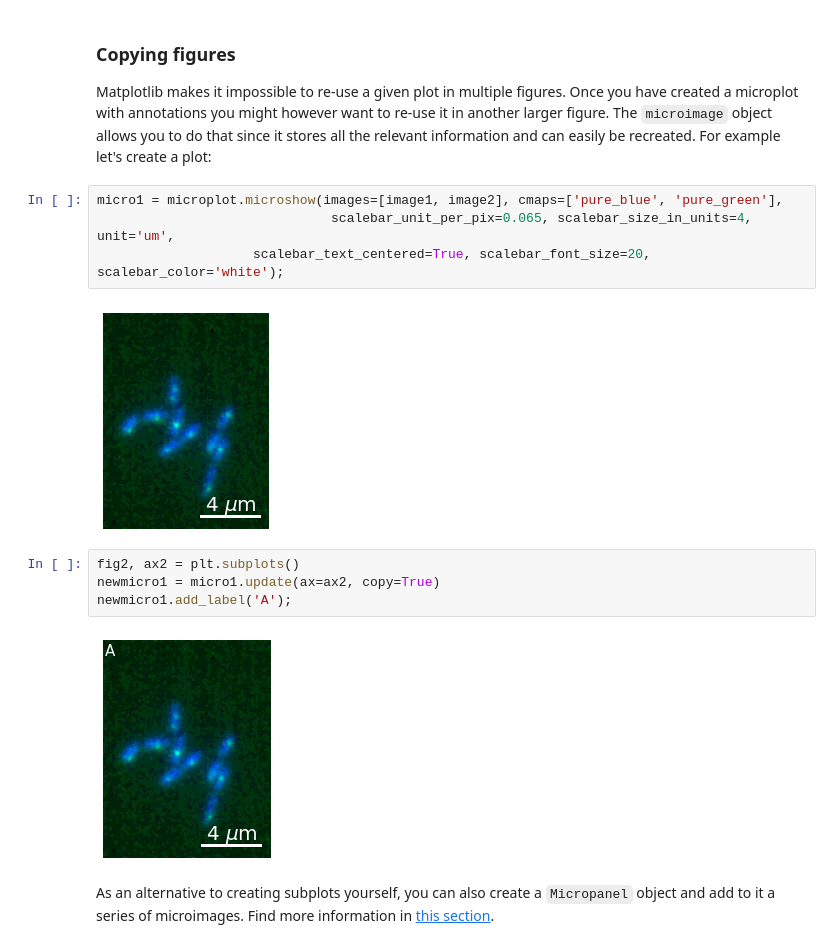
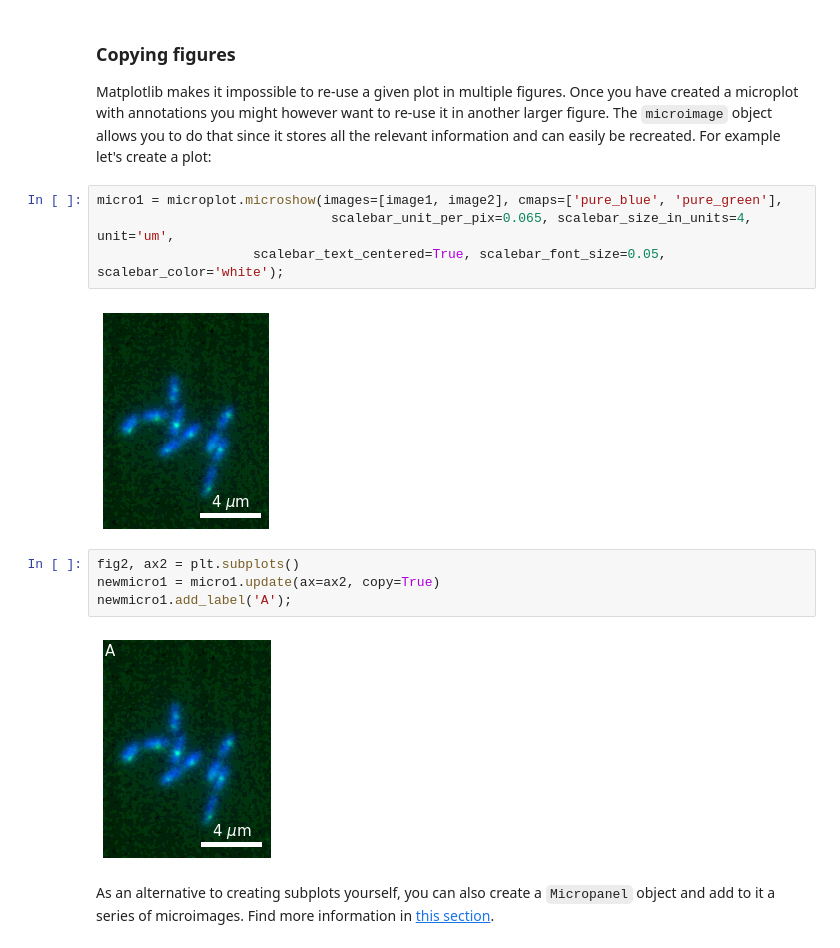
Before and after one commit to guiwitz/microfilm, a Jupyter notebook: _sources/notebooks/create_plots.ipynb, the cells around one changed output. Drawn from its saved outputs; the diff is of its cells as text.

````diff
--- a/_sources/notebooks/create_plots.ipynb
+++ b/_sources/notebooks/create_plots.ipynb
@@ -133,15 +141,15 @@ Matplotlib makes it impossible to re-use a given plot in multiple figures. Once
 # %%
 micro1 = microplot.microshow(images=[image1, image2], cmaps=['pure_blue', 'pure_green'],
                               scalebar_unit_per_pix=0.065, scalebar_size_in_units=4, unit='um',
-                    scalebar_text_centered=True, scalebar_font_size=20, scalebar_color='white');
+                    scalebar_text_centered=True, scalebar_font_size=0.05, scalebar_color='white');
 # %% [output]
-[figure, old version]
+[figure, new version]
 # %%
 fig2, ax2 = plt.subplots()
 newmicro1 = micro1.update(ax=ax2, copy=True)
 newmicro1.add_label('A');
 # %% [output]
-[figure, old version]
+[figure, new version]
 # %% [markdown]
 As an alternative to creating subplots yourself, you can also create a ```Micropanel``` object and add to it a series of microimages. Find more information in [this section](create_panels.ipynb).
 # %% [markdown]
````
Also changed, not shown: parts of 9 cells of this notebook, 35 other files.
